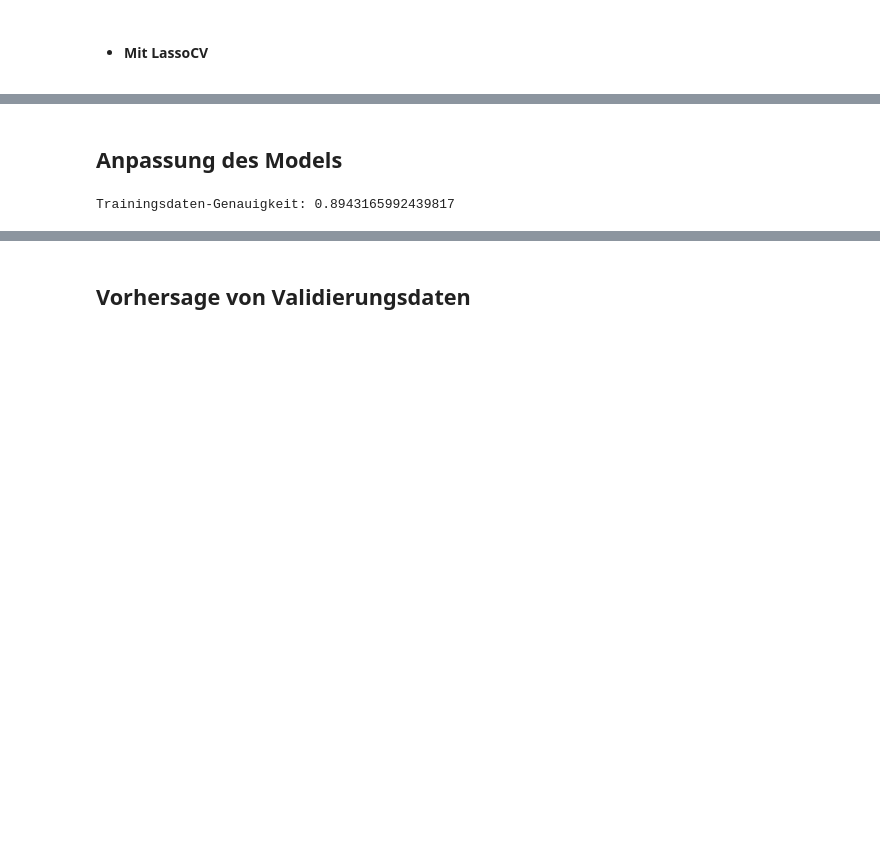
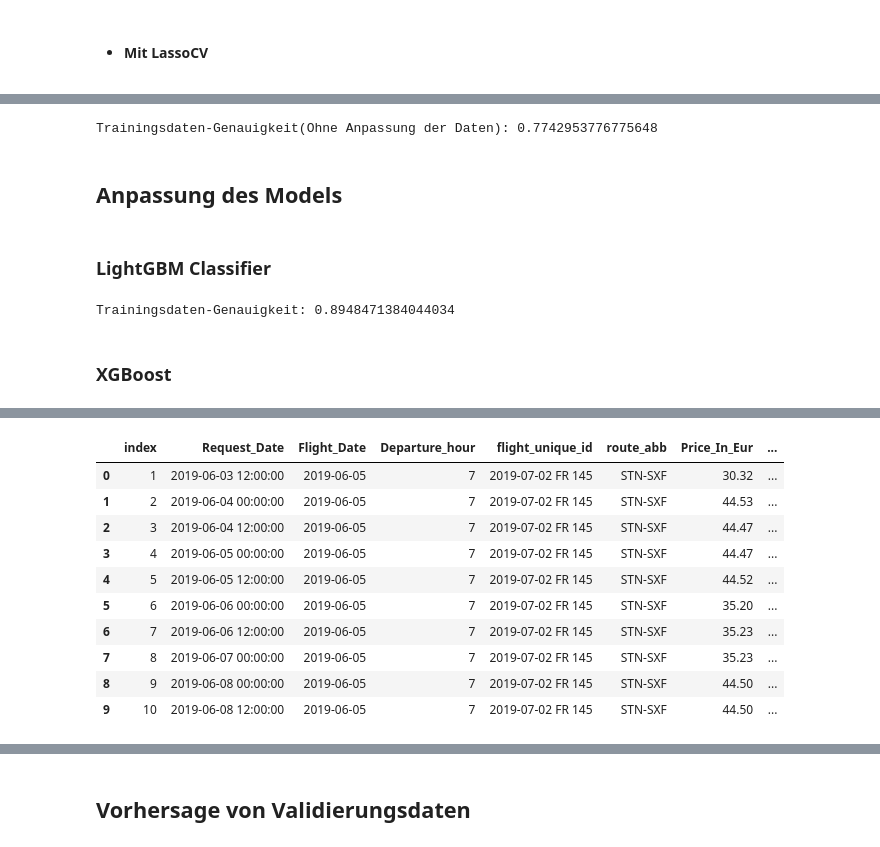
Before and after one commit to hahaha996/Data_Mining_Projekt, a Jupyter notebook: Projekt_DM.ipynb, the cells around one changed output, grey strips where cells are left out. Drawn from its saved outputs; the diff is of its cells as text; code cells hidden in the pictures; blank space fills up the shorter version.

```diff
--- a/Projekt_DM.ipynb
+++ b/Projekt_DM.ipynb
@@ -680,16 +770,75 @@ cat__destination_London
+# %%
+print(f'Trainingsdaten-Genauigkeit(Ohne Anpassung der Daten): {accuracy_score(y_train,np.zeros_like(y_train))}')
+# %% [output]
+Trainingsdaten-Genauigkeit(Ohne Anpassung der Daten): 0.7742953776775648
 # %% [markdown]
 ## Anpassung des Models
+# %% [markdown]
+### LightGBM Classifier
 # %%
 # Model trainieren
-clf = lgb.LGBMClassifier()
-clf.fit(frame[selected_feature_names], y_train)
+clf = lgb.LGBMClassifier(n_jobs=4) # Ersetzen Sie 4 durch die Anzahl der CPUs im System
+
+clf.fit(frame_train[selected_features], y_train)
+
 
 # Vorhersage von Buy mit Traningsdaten
-pred = clf.predict(frame[selected_feature_names])
-pred_prob = clf.predict_proba(frame[selected_feature_names])[:,1]
+pred = clf.predict(frame_train[selected_features])
+
+pred_prob = clf.predict_proba(frame_train[selected_features])[:,1]
 
 #Genauigkeit messen
 acc = accuracy_score(y_train,pred)
+
 print(f'Trainingsdaten-Genauigkeit: {acc}')
 # %% [output]
-Trainingsdaten-Genauigkeit: 0.8943165992439817
+Trainingsdaten-Genauigkeit: 0.8948471384044034
+# %% [markdown]
+### XGBoost
+# %%
+from xgboost import XGBClassifier
+from sklearn.metrics import classification_report, accuracy_score
+
+# Erstelle den XGBoost-Klassifikator
+model = XGBClassifier(n_jobs=4)
+
+# Trainiere das Modell nur mit den ausgewählten Features
+model.fit(frame_train[selected_feature_names], y_train)
+
+# Vorhersagen für die Testdaten erstellen
+predictions = model.predict(frame_train[selected_feature_names])
+
+# Genauigkeit des Modells berechnen
+accuracy = accuracy_score(y_train, predictions)
+
+# Genauigkeit ausgeben
+print(f"Genauigkeit auf Traningsdaten: {accuracy}")
+
+# Vorhersagen für die Validierungsdaten erstellen
+predictions_val = model.predict(frame_val[selected_feature_names])
+
+# Genauigkeit des Modells berechnen
+accuracy_val = accuracy_score(y_val, predictions_val)
+
+# Genauigkeit ausgeben
+print(f"Genauigkeit auf Validierungsdaten: {accuracy_val}")
+
+# Berechnung und Ausgabe des F1-Scores für jede Klasse
+print(classification_report(y_val, predictions_val))
+
+# Trainiere das XGBoost Modell nur mit den ausgewählten Features
+model.fit(frame_train[selected_feature_names], y_train)
+
+# Vorhersagen für die Testdaten erstellen
+predictions_test = model.predict(frame_test[selected_feature_names])
+
+# Wahrscheinlichkeitsvorhersagen für die Testdaten erstellen
+predictions_proba_test = model.predict_proba(frame_test[selected_feature_names])[:,1]
+
+# Hinzufügen der Vorhersagen zum Test-Datenframe
+flug_df_test['buy_xgboost'] = predictions_test
+
+# Anzeigen der ersten 10 Zeilen des Test-Datenframes
+print("\nAnzeigen der ersten 10 Zeilen des Test-Datenframes:\n")
+flug_df_test.head(10)
+# %% [output]
@@ -695,0 +858,11 @@ Trainingsdaten-Genauigkeit: 0.8943165992439817
+|  | index | Request_Date | Flight_Date | Departure_hour | flight_unique_id | route_abb | Price_In_Eur | ... |
+| 0 | 1 | 2019-06-03 12:00:00 | 2019-06-05 | 7 | 2019-07-02 FR 145 | STN-SXF | 30.32 | ... |
+| 1 | 2 | 2019-06-04 00:00:00 | 2019-06-05 | 7 | 2019-07-02 FR 145 | STN-SXF | 44.53 | ... |
+| 2 | 3 | 2019-06-04 12:00:00 | 2019-06-05 | 7 | 2019-07-02 FR 145 | STN-SXF | 44.47 | ... |
+| 3 | 4 | 2019-06-05 00:00:00 | 2019-06-05 | 7 | 2019-07-02 FR 145 | STN-SXF | 44.47 | ... |
+| 4 | 5 | 2019-06-05 12:00:00 | 2019-06-05 | 7 | 2019-07-02 FR 145 | STN-SXF | 44.52 | ... |
+| 5 | 6 | 2019-06-06 00:00:00 | 2019-06-05 | 7 | 2019-07-02 FR 145 | STN-SXF | 35.20 | ... |
+| 6 | 7 | 2019-06-06 12:00:00 | 2019-06-05 | 7 | 2019-07-02 FR 145 | STN-SXF | 35.23 | ... |
+| 7 | 8 | 2019-06-07 00:00:00 | 2019-06-05 | 7 | 2019-07-02 FR 145 | STN-SXF | 35.23 | ... |
+| 8 | 9 | 2019-06-08 00:00:00 | 2019-06-05 | 7 | 2019-07-02 FR 145 | STN-SXF | 44.50 | ... |
+| 9 | 10 | 2019-06-08 12:00:00 | 2019-06-05 | 7 | 2019-07-02 FR 145 | STN-SXF | 44.50 | ... |
```
Also changed, not shown: parts of 40 cells of this notebook.
